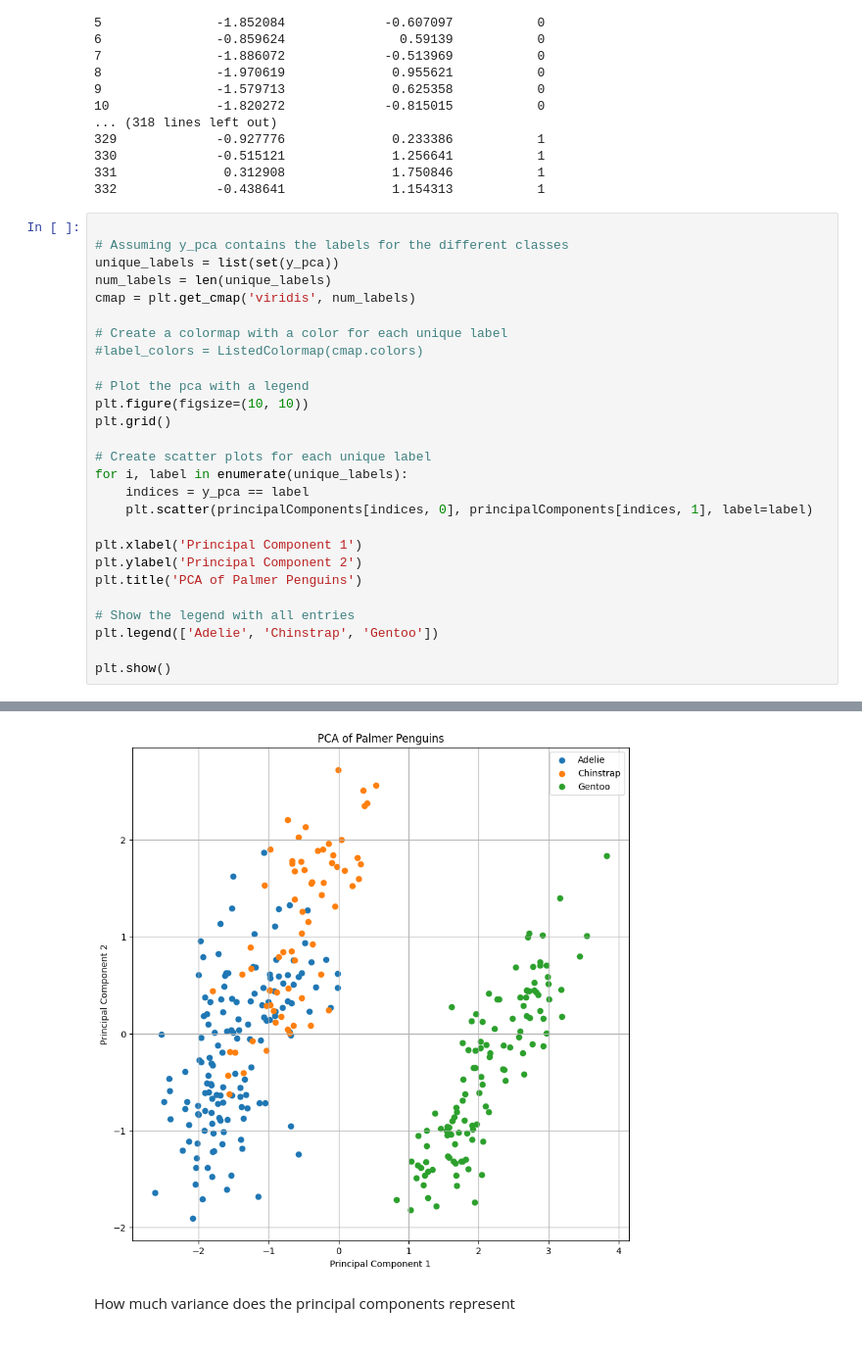
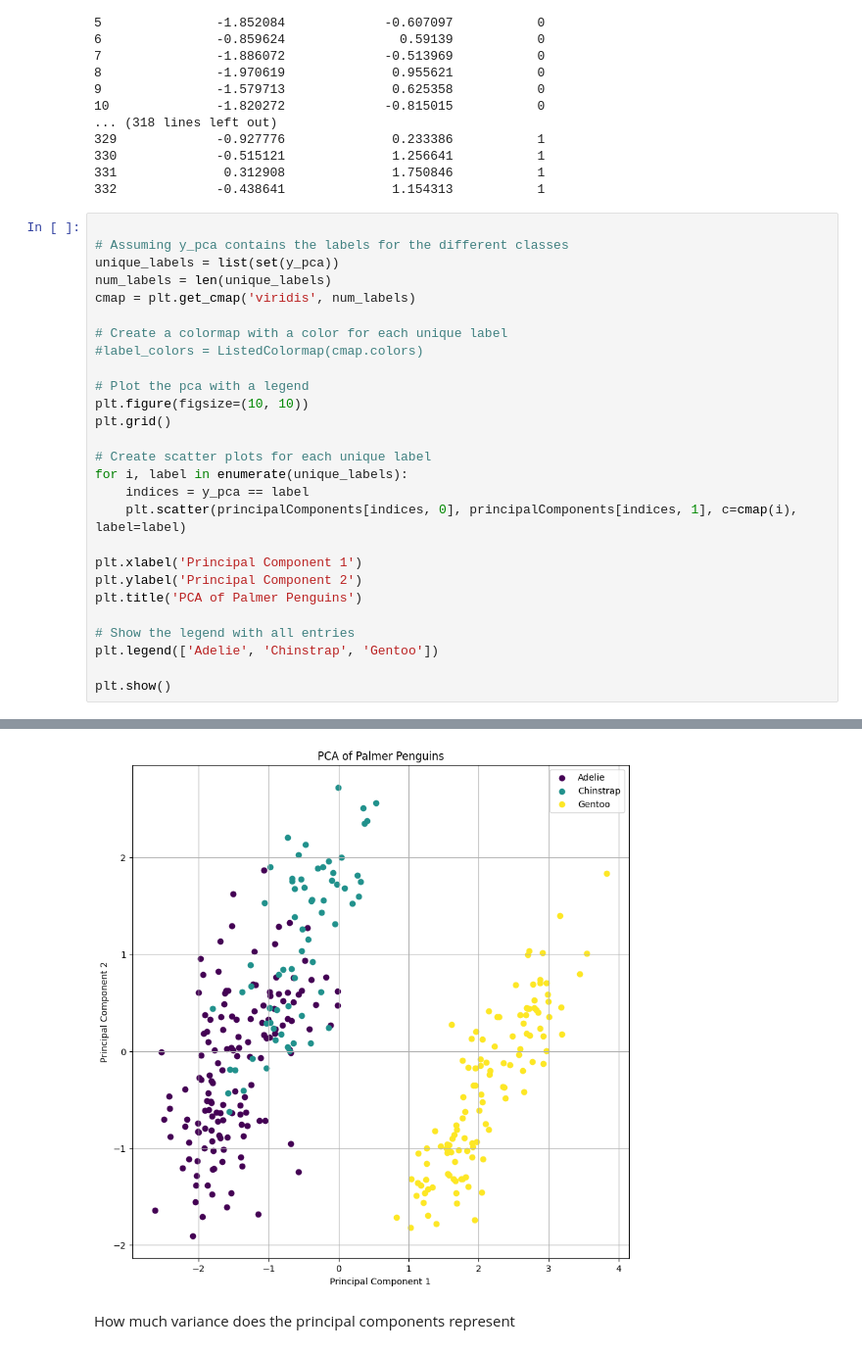
Before and after one commit to Brizzum/ML-reports, a Jupyter notebook: R1.ipynb, the cells around one changed output, grey strips where cells are left out. Shown at 98% size. Saved outputs shown, nothing was run; the diff lists cells and outputs as text.

```diff
--- a/R1.ipynb
+++ b/R1.ipynb
@@ -339,7 +456,7 @@ plt.grid()
 # Create scatter plots for each unique label
 for i, label in enumerate(unique_labels):
     indices = y_pca == label
-    plt.scatter(principalComponents[indices, 0], principalComponents[indices, 1], label=label)
+    plt.scatter(principalComponents[indices, 0], principalComponents[indices, 1], c=cmap(i), label=label)
 
 plt.xlabel('Principal Component 1')
 plt.ylabel('Principal Component 2')
@@ -353,4 +473,4 @@ plt.show()
-[figure, old version]
+[figure, new version]
 # %% [markdown]
 How much variance does the principal components represent
 # %%
```
Also changed, not shown: parts of 13 cells of this notebook.
